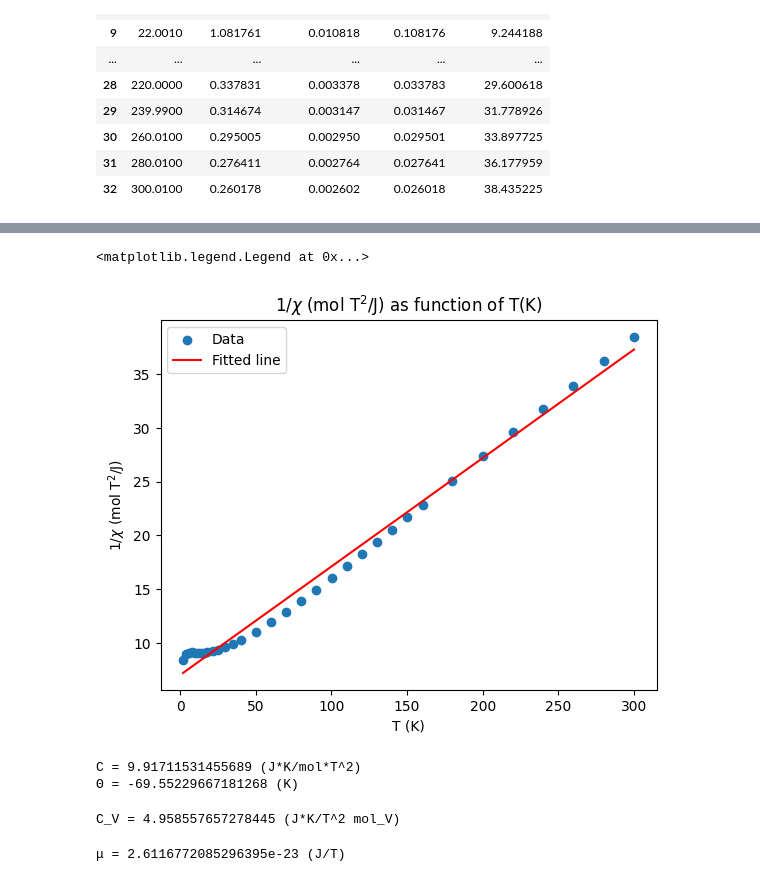
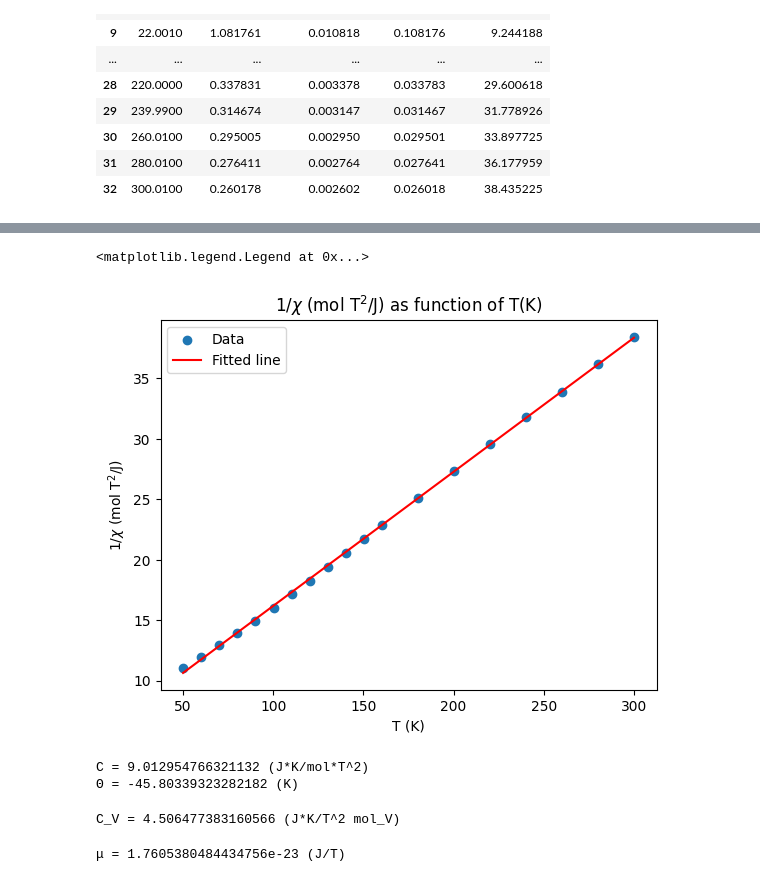
Before and after one commit to ShannonNCM/PMM, a Jupyter notebook: calculos.ipynb, the cells around one changed output, grey strips where cells are left out. Saved outputs shown, nothing was run; the diff lists cells and outputs as text; code cells hidden in the pictures.

```diff
--- a/calculos.ipynb
+++ b/calculos.ipynb
@@ -61,0 +64,4 @@ data1
+# %%
+#taking a temperature range from 200 to 300
+data2 = data1[data1['K'] >= 50]
+data2
@@ -62,7 +86,7 @@ data1
 # %%
 #fitting using linalg
-A = np.vstack([data['K'], np.ones(len(data1['K']))]).T
-m, b = np.linalg.lstsq(A, data1['1/x_(mol.T^2)/J'])[0]
+A = np.vstack([data2['K'], np.ones(len(data2['K']))]).T
+m, b = np.linalg.lstsq(A, data2['1/x_(mol.T^2)/J'])[0]
 m, b
 # %% [output]
 To use the future default and silence this warning we advise to pass `rcond=None`, to keep using the old, explicitly pass `rcond=-1`.
@@ -76,13 +100,13 @@ b = 7.013359678264504
 # %%
-plt.scatter(data1['K'], data1['1/x_(mol.T^2)/J'], label='Data')
-plt.plot(data1['K'], m*data1['K']+b, 'r', label='Fitted line')
+plt.scatter(data2['K'], data2['1/x_(mol.T^2)/J'], label='Data')
+plt.plot(data2['K'], m*data2['K']+b, 'r', label='Fitted line')
 plt.title(r'1/$\chi$ (mol T$^2$/J) as function of T(K)')
 plt.ylabel(r'1/$\chi$ (mol T$^2$/J)')
 plt.xlabel('T (K)')
 plt.legend()
 # %% [output]
 <matplotlib.legend.Legend at 0x...>
-[figure, old version]
+[figure, new version]
 # %%
 #calculando C y Theta
 # since m = 1/C, then
@@ -91,25 +115,25 @@ C = 1/m
 Theta = -b*C
 print(f"C = {C} (J*K/mol*T^2) \n\u0398 = {Theta} (K)")
 # %% [output]
-C = 9.91711531455689 (J*K/mol*T^2)
-Θ = -69.55229667181268 (K)
+C = 9.012954766321132 (J*K/mol*T^2)
+Θ = -45.80339323282182 (K)
 # %%
 # C esta en [m^3.K/mol]
 C_V = C/2
 print(f"C_V = {C_V} (J*K/T^2 mol_V)")
 # %% [output]
-C_V = 4.958557657278445 (J*K/T^2 mol_V)
+C_V = 4.506477383160566 (J*K/T^2 mol_V)
 # %%
 #calculating mu in SI
 # using C=N*mu^2/3k
 # setting the constant values
 k = 1.380649e-23 # [J/K]
 N_A = 6.02214076e23 # [mol^-1] de V
-mu = np.sqrt((3*k*C)/(N_A)) # []
+mu = np.sqrt((3*k*C_V)/(N_A)) # []
 mu # [J/T]
 print(f"\u03BC = {mu} (J/T)")
 # %% [output]
-μ = 2.6116772085296395e-23 (J/T)
+μ = 1.7605380484434756e-23 (J/T)
 # %%
 #calculating mu_eff
 mu_B = 9.2740100657e-24# [J/T]
```
Also changed, not shown: parts of 7 cells of this notebook.
